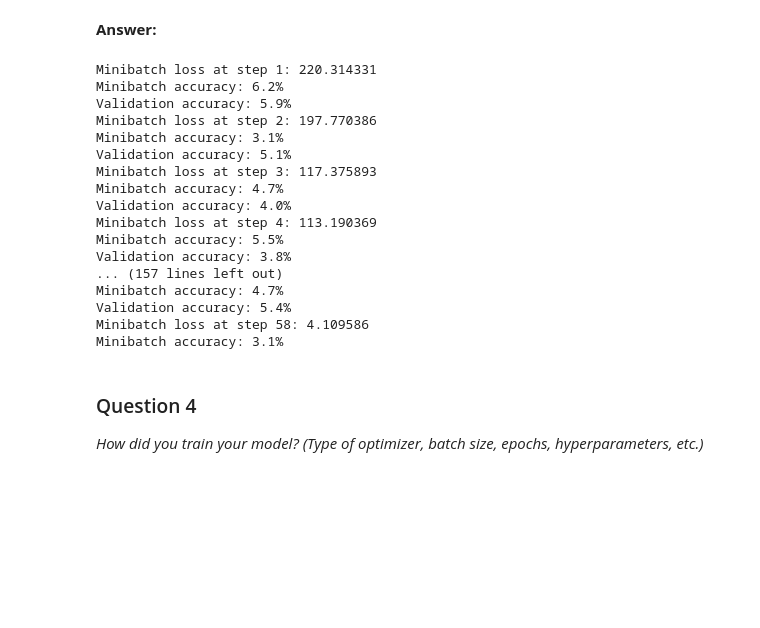
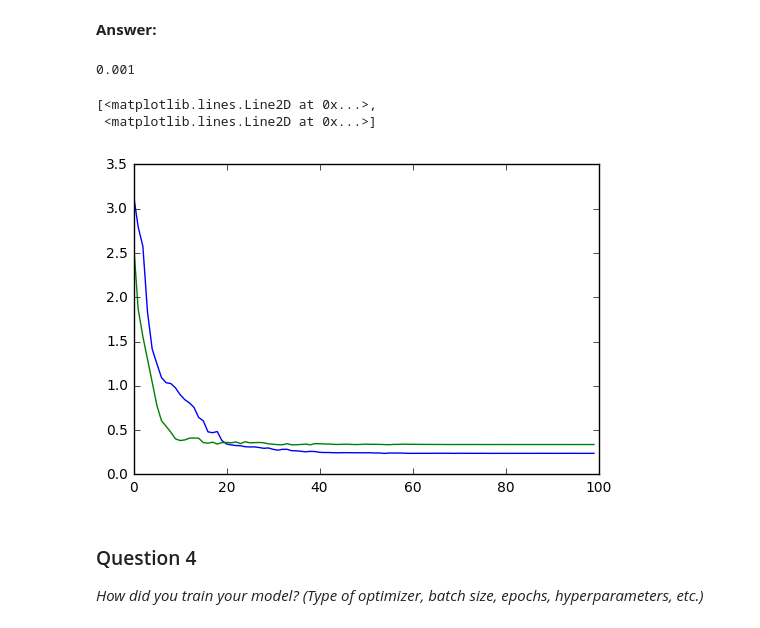
Before and after one commit to HTuennermann/traffic-signs, a Jupyter notebook: Traffic_Signs_Recognition.ipynb, the cells around one changed output. Saved outputs shown, nothing was run; the diff lists cells and outputs as text; code cells hidden in the pictures; blank space fills up the shorter version.

```diff
--- a/Traffic_Signs_Recognition.ipynb
+++ b/Traffic_Signs_Recognition.ipynb
@@ -101,14 +125,14 @@ Use the code cell (or multiple code cells, if necessary) to implement the first
 def shuffle(X, Y):
     order = np.arange(X.shape[0])
     np.random.shuffle(order)
-    return(X[order],Y[order])
+    return(X[order].astype(np.float32),Y[order].astype(np.float32))
 
 
 X_train, y_train=shuffle(X_train, y_train)
-X_train, y_train=shuffle(X_test, y_test)
+X_test, y_test=shuffle(X_test, y_test)
 
-y_train_onehot = np.zeros([n_train, n_classes])
-y_test_onehot = np.zeros([n_test, n_classes])
+y_train_onehot = np.zeros([n_train, n_classes], dtype=np.float32)
+y_test_onehot = np.zeros([n_test, n_classes], dtype=np.float32)
 for i,d in enumerate(y_train):
     y_train_onehot[i,d]=1
 for i,d in enumerate(y_test):
@@ -196,45 +238,46 @@ _What does your final architecture look like? (Type of model, layers, sizes, con
 # %% [markdown]
 **Answer:**
 # %%
+lossgraph = []
 def accuracy(predictions, labels):
     return (100.0 * np.sum(np.argmax(predictions, 1) == np.argmax(labels, 1)) / predictions.shape[0])
 
-num_steps = 10001
+epoch = 100
+lr = 0.01
+num_steps = int(np.ceil(n_train / batch_size))
 
 with tf.Session() as session:
     tf.initialize_all_variables().run()
+    for i in range(epoch):
+        bar = tqdm.tqdm(range(num_steps))
+        if (i%20)==0:
+            lr = lr / 10
+            print(lr)
+        for step in bar:
+            offset = (step * batch_size) % (y_train.shape[0] - batch_size)
+            batch_data = X_train[offset:(offset + batch_size), :, :, :]
+            batch_labels = y_train_onehot[offset:(offset + batch_size), :]
+            feed_dict = {tf_train_dataset : batch_data, tf_train_labels : batch_labels, tf_keep:0.5, tf_lr:lr}
+            _, l, predictions = session.run([optimizer, loss, train_prediction], feed_dict=feed_dict)
 
-    for step in range(num_steps):
-        offset = (step * batch_size) % (y_train.shape[0] - batch_size)
-        batch_data = X_train[offset:(offset + batch_size), :, :, :]
-        batch_labels = y_train_onehot[offset:(offset + batch_size), :]
-        feed_dict = {tf_train_dataset : batch_data, tf_train_labels : batch_labels, tf_keep:0.5}
-        _, l, predictions = session.run([optimizer, loss, train_prediction], feed_dict=feed_dict)
-        if(step%100):
-            print('Minibatch loss at step %d: %f' % (step, l))
-            print('Minibatch accuracy: %.1f%%' % accuracy(predictions, batch_labels))
-            print('Validation accuracy: %.1f%%' % accuracy(valid_prediction.eval(feed_dict={tf_keep:1.0}), valid_labels))
-    print('Test accuracy: %.1f%%' % accuracy(test_prediction.eval(), valid_labels))
+        lossgraph.append(session.run([loss,vloss], {tf_train_dataset : batch_data, tf_train_labels : batch_labels, tf_keep:1}))
+
+        tqdm.tqdm.write('Minibatch loss at step %d: %f' % (i, l))
+        tqdm.tqdm.write('Minibatch accuracy: %.1f%%' % accuracy(predictions, batch_labels))
+        tqdm.tqdm.write('Validation accuracy: %.1f%%' % accuracy(valid_prediction.eval(feed_dict={tf_keep:1.0}), y_test_onehot[128*0:128*10]))
+
+    print('Test accuracy: %.1f%%' % accuracy(test_prediction.eval(feed_dict={tf_keep:1.0}), y_test_onehot[128*10:128*20]))
+
     saver = tf.train.Saver()
     save_path = saver.save(session, "./model-drop.ckpt")
 # %% [output]
-Minibatch loss at step 1: 220.314331
-Minibatch accuracy: 6.2%
-Validation accuracy: 5.9%
-Minibatch loss at step 2: 197.770386
-Minibatch accuracy: 3.1%
-Validation accuracy: 5.1%
-Minibatch loss at step 3: 117.375893
-Minibatch accuracy: 4.7%
-Validation accuracy: 4.0%
-Minibatch loss at step 4: 113.190369
-Minibatch accuracy: 5.5%
-Validation accuracy: 3.8%
-... (157 lines left out)
-Minibatch accuracy: 4.7%
-Validation accuracy: 5.4%
-Minibatch loss at step 58: 4.109586
-Minibatch accuracy: 3.1%
+0.001
+# %%
+plot(lossgraph)
+# %% [output]
+[<matplotlib.lines.Line2D at 0x...>,
+ <matplotlib.lines.Line2D at 0x...>]
+[figure, added]
 # %% [markdown]
 ### Question 4
 
```
Also changed, not shown: parts of 13 cells of this notebook.
